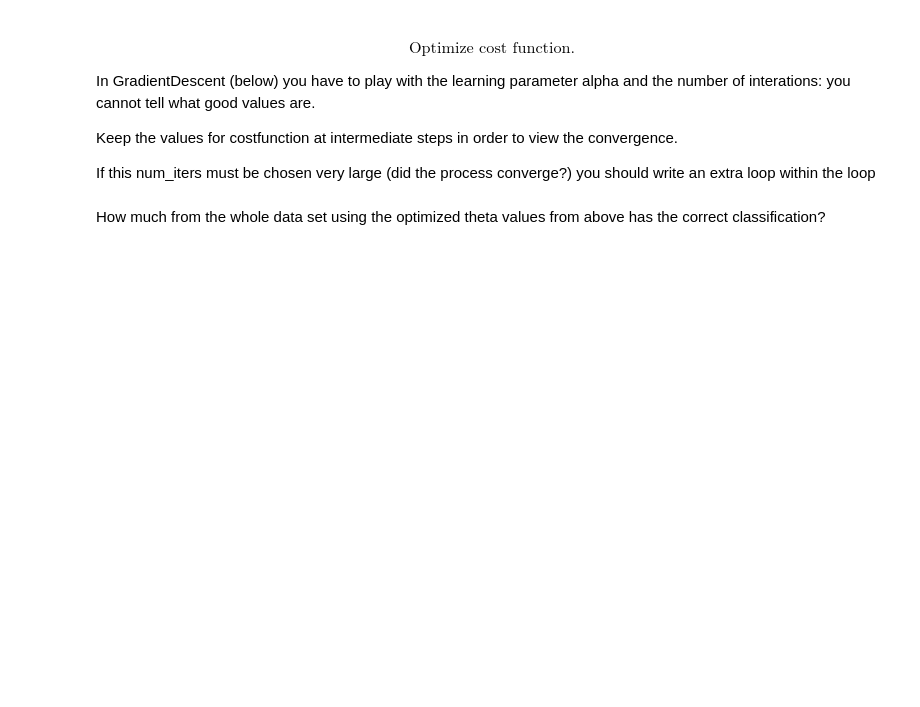
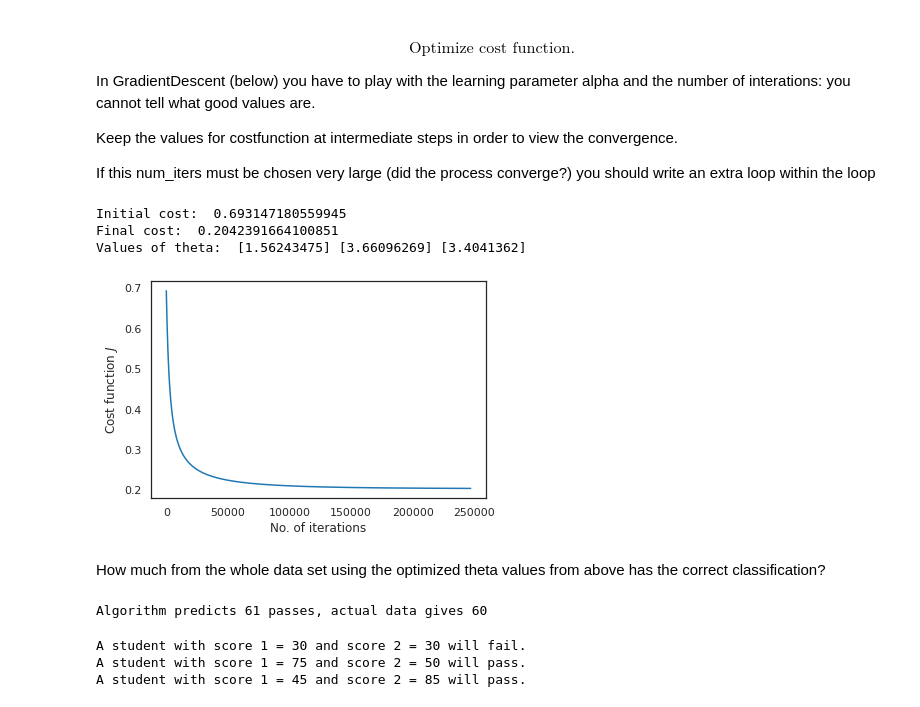
Before and after one commit to KevoSoftworks/machine_learning, a Jupyter notebook: logistic_regression/assignment_part_1.ipynb, the cells around one changed output. Cells and saved outputs as stored; diff of their text form; code cells hidden in the pictures; blank space fills up the shorter version.

```diff
--- a/logistic_regression/assignment_part_1.ipynb
+++ b/logistic_regression/assignment_part_1.ipynb
@@ -49,7 +92,8 @@ data.shape
 # %%
 ## X: of the form [1 x1 x2]
 ## y: 0's and 1's
-## X = ...
-## y = ...
+features, *model = scale_features(data[:, 0], data[:, 1])
+X = np.column_stack([np.ones(data.shape[0]), *features])
+y = np.c_[data[:, 2]]
 # %%
 plotData(data, 'Exam 1 score', 'Exam 2 score', 'Admitted', 'Not admitted')
@@ -108,17 +165,55 @@ def gradientDescent(X, y, theta, alpha = 0.001, numiters = 5500):
+# %%
+def gradient_runner(X, y, theta, alpha=0.001, MAX_ITER=10000, TOL=1E-4):
+    done = lambda prev, cur: np.abs(cur - prev) <= TOL
+    iter = 0
+
+    prevJ = 999
+    J = 995
+
+    while not done(prevJ, J) and iter <= MAX_ITER:
+        prevJ = J
+        theta -= alpha * gradient(theta, X, y)
+        J = costFunction(theta, X, y)
+
+        yield iter, theta, J
+        iter += 1
+
+
+def gradientDescent(*args, numiters = 5500, to_store=100, **kwargs):
+    Jh = []
+    for i, theta, J in gradient_runner(*args, MAX_ITER=numiters, **kwargs):
+        if i % to_store == 0:
+            Jh.append(J)
+
+    return theta, np.array(Jh)
 # %%
-theta = initial_theta
-print('Initial cost: ',costFunction(theta, X, y))
-theta , Jh = gradientDescent(X, y, theta)
-print('Final cost: ',costFunction(theta, X, y))
-print('Values of theta: ',theta[0], theta[1])
+theta = copy.deepcopy(initial_theta)
+to_store = 100
+
+print('Initial cost: ', costFunction(theta, X, y))
+theta, Jh = gradientDescent(X, y, theta, alpha=0.001, numiters=1E6, to_store=to_store, TOL=1E-8)
+print('Final cost: ', costFunction(theta, X, y))
+print('Values of theta: ', *theta)
 ## plot the history of the cost function
 ## put sensible text on axis
-## plt ...
+plt.plot(range(0, Jh.size * to_store, to_store), Jh)
+plt.xlabel("No. of iterations")
+plt.ylabel(r"Cost function $J$");
+# %% [output]
+Initial cost:  0.693147180559945
+Final cost:  0.2042391664100851
+Values of theta:  [1.56243475] [3.66096269] [3.4041362]
+[figure, added]
 # %% [markdown]
 How much from the whole data set using the optimized theta values from above has the correct classification?
 # %%
 def predict(theta, X, threshold = 0.5):
-## ...
+    hypo = sigmoid(X @ theta)
+    count = len(hypo[hypo > threshold])
+
+    return count
 
 p = predict(theta, X)
-    ## print ...
+print(f"Algorithm predicts {p} passes, actual data gives {len(data[data[:, 2] == 1, 2])}")
+# %% [output]
+Algorithm predicts 61 passes, actual data gives 60
@@ -128 +220,12 @@ p = predict(theta, X)
+# %%
+# Student with Exam 1 score 45 and Exam 2 score 85: will he pass?
+test_suite = ((30, 30), (75, 50), (45, 85))
+for test in test_suite:
+    test_features = [(val - model[0][i]) / model[1][i] for i, val in enumerate(test)]
+    p = predict(theta, [1, *test_features])
+    print(f"A student with score 1 = {test[0]} and score 2 = {test[1]} will {'pass' if p == 1 else 'fail'}.")
+# %% [output]
+A student with score 1 = 30 and score 2 = 30 will fail.
+A student with score 1 = 75 and score 2 = 50 will pass.
+A student with score 1 = 45 and score 2 = 85 will pass.
 # %%
```
Also changed, not shown: parts of 16 cells of this notebook.
